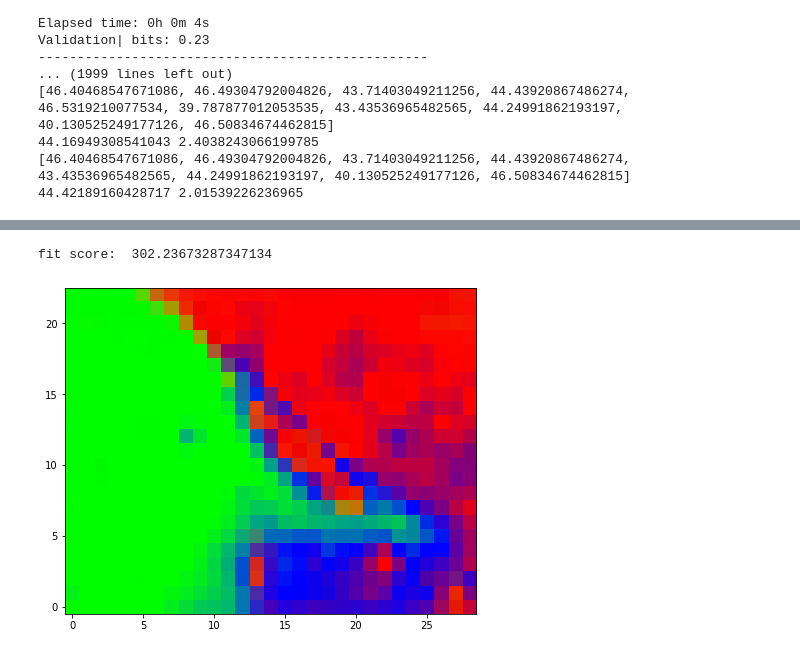
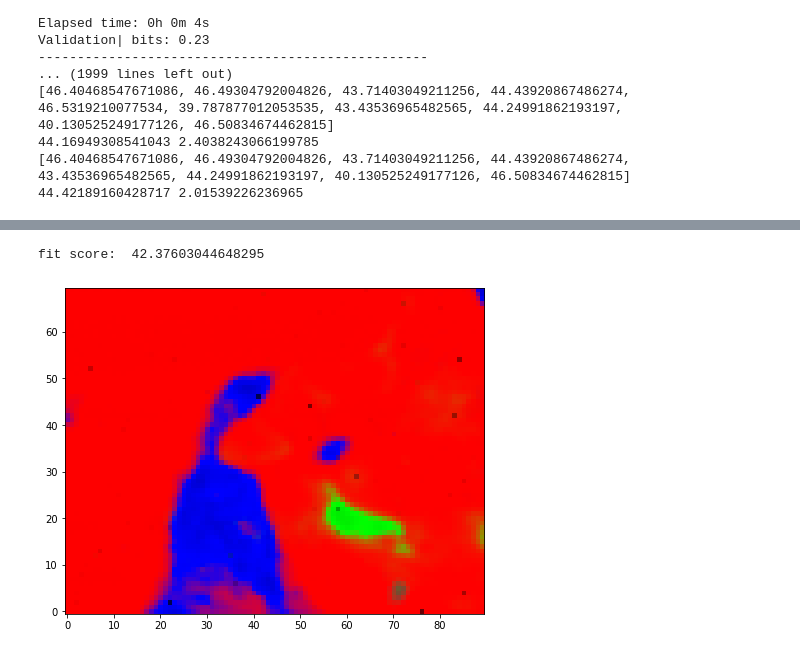
Before and after one commit to jjgsherwood/Bacholar_Thesis, a Jupyter notebook: AE_1_GSP.ipynb, the cells around one changed output, grey strips where cells are left out. Cells and saved outputs as stored; diff of their text form; code cells hidden in the pictures.

```diff
--- a/AE_1_GSP.ipynb
+++ b/AE_1_GSP.ipynb
@@ -333,7 +333,7 @@ Validation| bits: 0.23
 [46.40468547671086, 46.49304792004826, 43.71403049211256, 44.43920867486274, 43.43536965482565, 44.24991862193197, 40.130525249177126, 46.50834674462815]
 44.42189160428717 2.01539226236965
 # %%
-test = ram_X
+test = ram_Z
 rvc = ReferenceVectorClassifierAE(**kwargs)
 rvc.fit(test)
 # %% [output]
@@ -360,18 +360,20 @@ ReferenceVectorClassifierAE(batch_size=32, bias=True, cuda=True, depth=3,
                             n_clusters=3, n_components=6, neurons=532)
 # %%
 
-RCA_vector = rvc.predict(test)
+# RCA_vector = rvc.predict(test)
 
 print("fit score: ", score_func(rvc, test))
 
 RCA_vector = np.abs(RCA_vector)
 RCA_vector = RCA_vector - RCA_vector.min(0)
 RCA_vector /= RCA_vector.max(0)
 
+inv = (2, 0, 1)
+
 plt.figure(figsize = (20,6))
-plt.imshow(RCA_vector.reshape((*shape_X[:2], 3))[::-1,:,:3])
+plt.imshow(RCA_vector.reshape((*shape_Z[:2], 3))[::-1,:,inv])
 plt.gca().invert_yaxis()
 plt.show()
 # %% [output]
-fit score:  302.23673287347134
+fit score:  42.37603044648295
-[figure, old version]
+[figure, new version]
```
Also changed, not shown: parts of 2 cells of this notebook, 6 other files.
